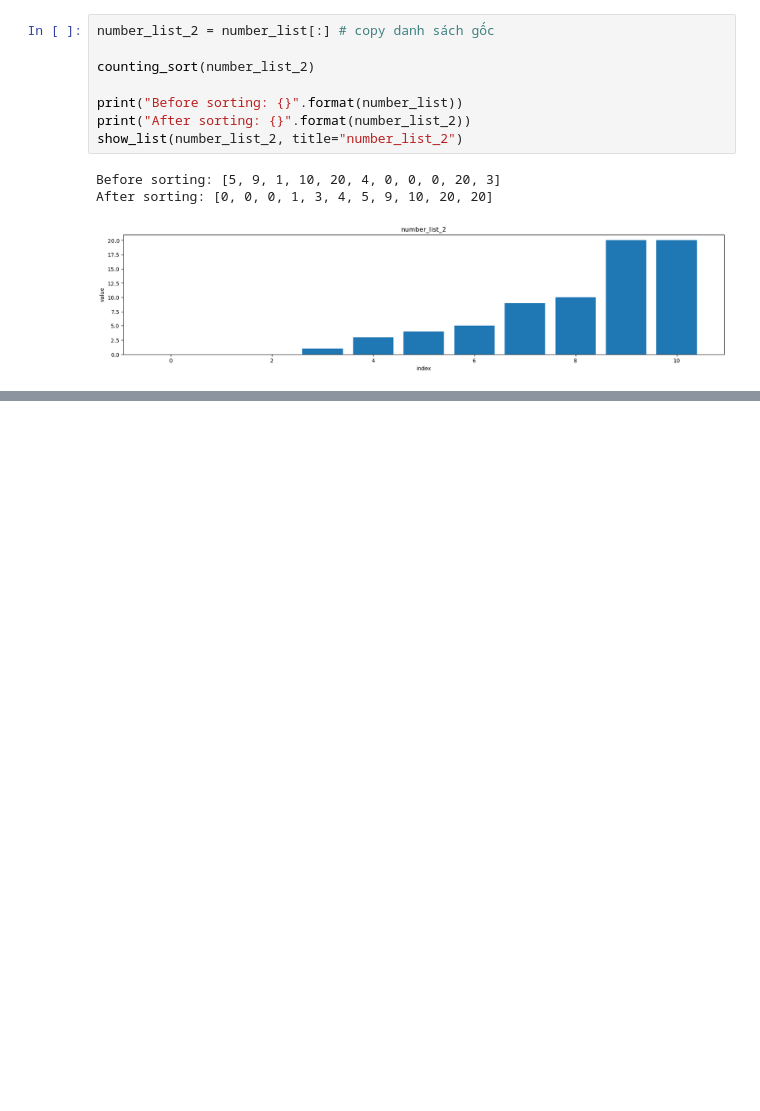
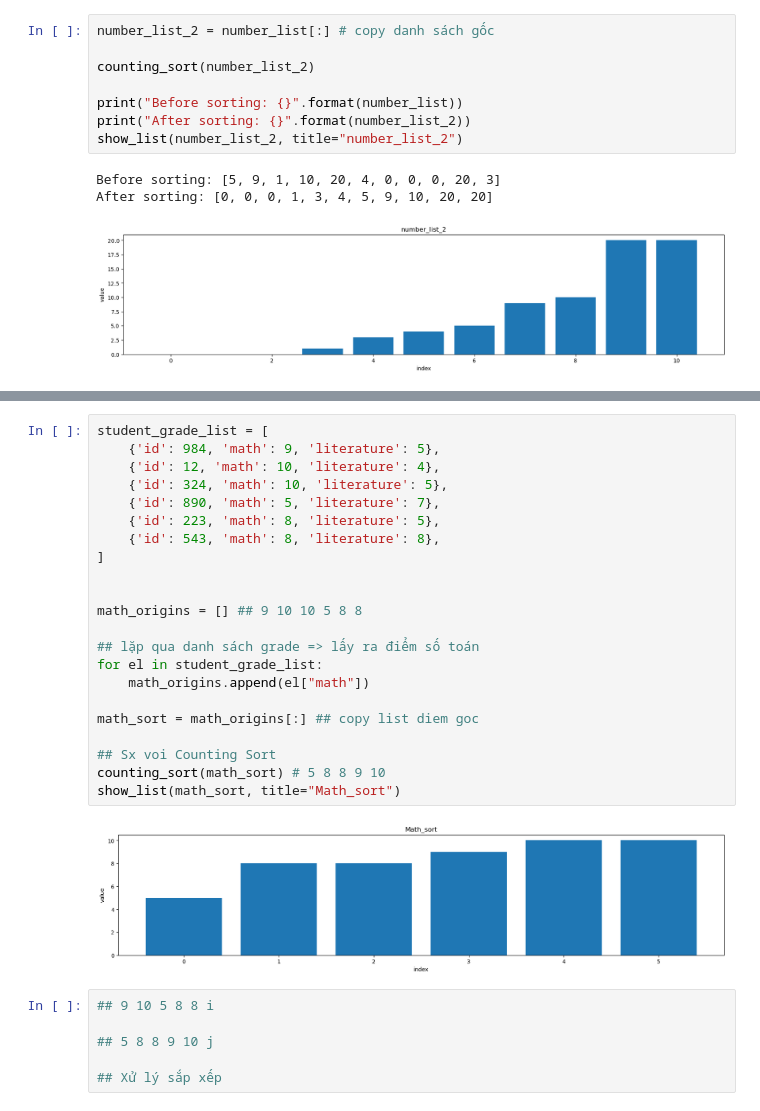
Before and after one commit to hieu1966hn/NPS-CSI10, a Jupyter notebook: SS7/SS7.ipynb, the cells around one changed output, grey strips where cells are left out. Cells and saved outputs as stored; diff of their text form; blank space fills up the shorter version.

```diff
--- a/SS7/SS7.ipynb
+++ b/SS7/SS7.ipynb
@@ -64,0 +70,30 @@ After sorting: [0, 0, 0, 1, 3, 4, 5, 9, 10, 20, 20]
+# %%
+student_grade_list = [
+    {'id': 984, 'math': 9, 'literature': 5},
+    {'id': 12, 'math': 10, 'literature': 4},
+    {'id': 324, 'math': 10, 'literature': 5},
+    {'id': 890, 'math': 5, 'literature': 7},
+    {'id': 223, 'math': 8, 'literature': 5},
+    {'id': 543, 'math': 8, 'literature': 8},
+]
+
+
+math_origins = [] ## 9 10 10 5 8 8
+
+## lặp qua danh sách grade => lấy ra điểm số toán
+for el in student_grade_list:
+    math_origins.append(el["math"])
+
+math_sort = math_origins[:] ## copy list diem goc
+
+## Sx voi Counting Sort
+counting_sort(math_sort) # 5 8 8 9 10
+show_list(math_sort, title="Math_sort")
+# %% [output]
+[figure, added]
+# %%
+## 9 10 5 8 8 i
+
+## 5 8 8 9 10 j
+
+## Xử lý sắp xếp
```
Also changed, not shown: parts of 1 cell of this notebook.
